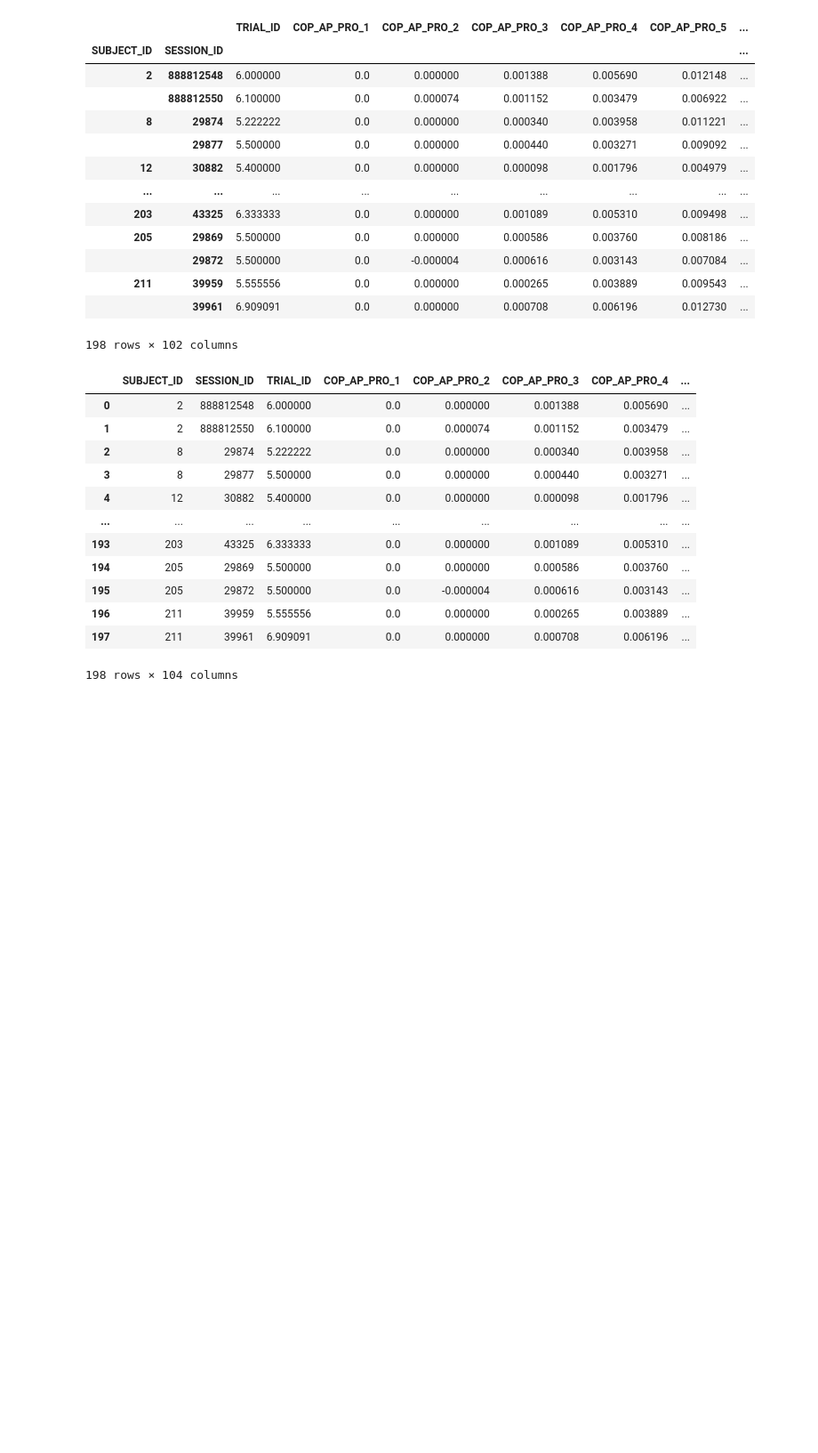
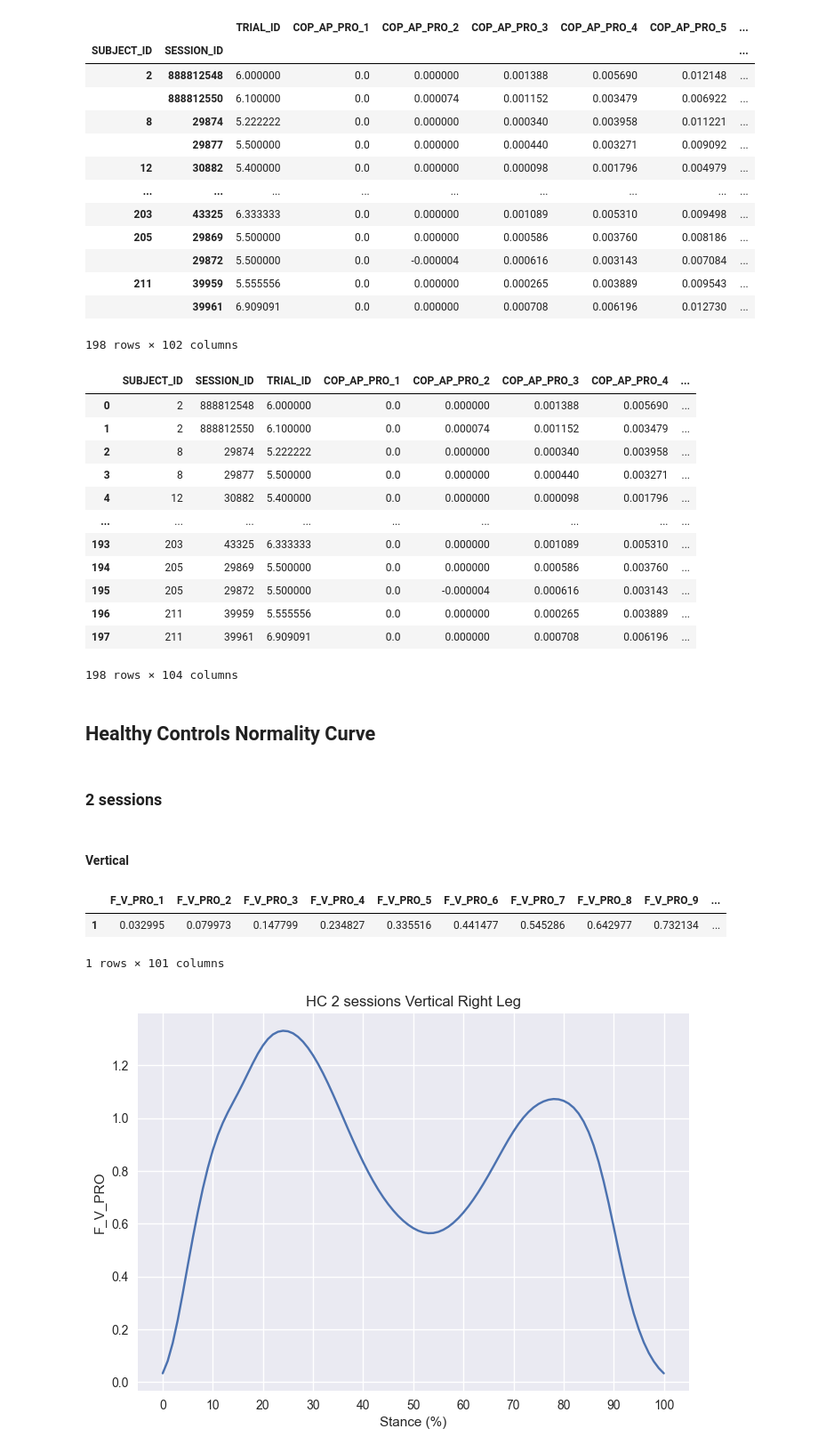
Before and after one commit to bernatsort/Therapy-Progress-Gait-Prediction, a Jupyter notebook: code.ipynb, the cells around one changed output. Shown at 89% size. Drawn from its saved outputs; the diff is of its cells as text; code cells hidden in the pictures; blank space fills up the shorter version.

Commit message:
1st HC curve (prueba 1)

```diff
--- a/code.ipynb
+++ b/code.ipynb
@@ -1566,3 +1566,41 @@ GRF_COP_AP_PRO_left_train_HC_avgtrials
 | 196 | 211 | 39959 | 5.555556 | 0.0 | 0.000000 | 0.000265 | 0.003889 | ... |
 | 197 | 211 | 39961 | 6.909091 | 0.0 | 0.000000 | 0.000708 | 0.006196 | ... |
 198 rows × 104 columns
+# %% [markdown]
+## Healthy Controls Normality Curve
+# %% [markdown]
+### 2 sessions
+# %% [markdown]
+#### Vertical
+# %%
+# right leg
+HC_2_sessions_vertical_right = pd.read_csv(
+    os.path.join(GROUPS_SESSIONS_DATA_TRAIN,
+                 'groups_2sessions_data_train/HC_data/GRF_F_V_PRO_right_train_HC.csv'))
+# %%
+HC_2_sessions_vertical_right.iloc[1:, 3:]
+# %% [output]
+|  | F_V_PRO_1 | F_V_PRO_2 | F_V_PRO_3 | F_V_PRO_4 | F_V_PRO_5 | F_V_PRO_6 | F_V_PRO_7 | F_V_PRO_8 | F_V_PRO_9 | ... |
+| 1 | 0.032995 | 0.079973 | 0.147799 | 0.234827 | 0.335516 | 0.441477 | 0.545286 | 0.642977 | 0.732134 | ... |
+1 rows × 101 columns
+# %%
+x_axis = [str(num) for num in range(101)]
+y_values = HC_2_sessions_vertical_right.iloc[1:, 3:].values.flatten().tolist()
+
+# Plot
+plt.plot(x_axis, y_values)
+
+# Set the axis labels and title
+plt.xlabel('Stance (%)')
+plt.ylabel('F_V_PRO')
+plt.title('HC 2 sessions Vertical Right Leg')
+
+# Set the x-axis tick locations and labels
+x_ticks = range(0, len(x_axis), 10)
+x_tick_labels = [x_axis[i] for i in x_ticks]
+plt.xticks(x_ticks, x_tick_labels)
+
+# Show the plot
+plt.show()
+# %% [output]
+[figure, added]
```
